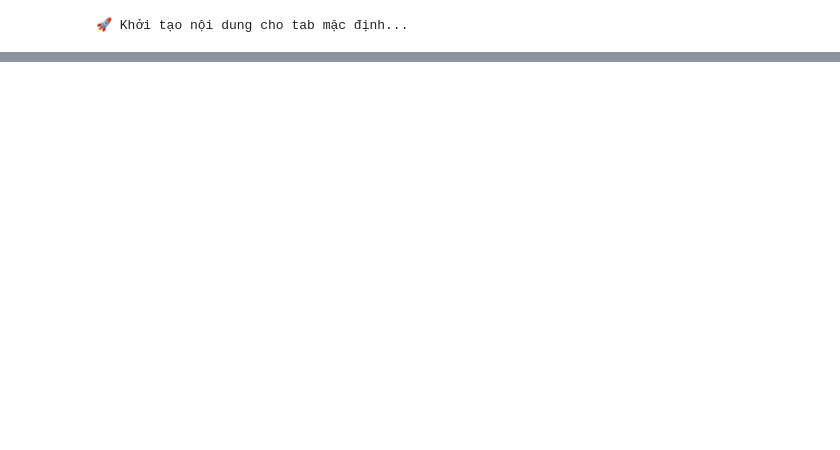
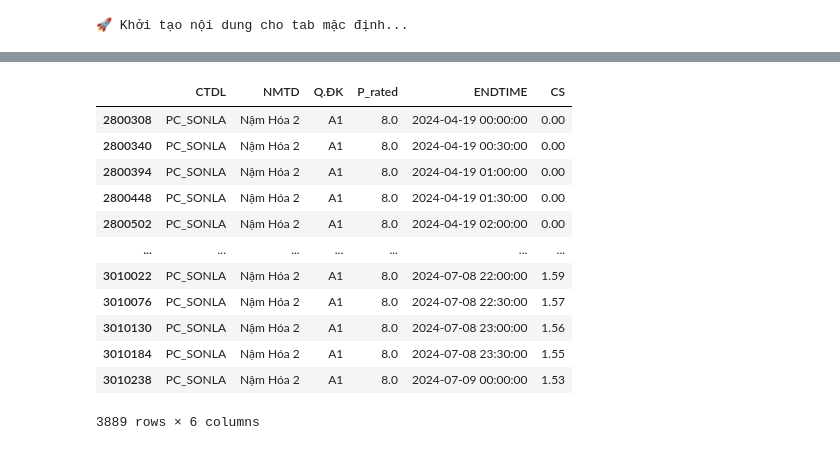
Before and after one commit to khuecoi2001/TDN_project, a Jupyter notebook: notebooks/Plot_csTDN.ipynb, the cells around one changed output, grey strips where cells are left out. Cells and saved outputs as stored; diff of their text form; code cells hidden in the pictures; blank space fills up the shorter version.

```diff
--- a/notebooks/Plot_csTDN.ipynb
+++ b/notebooks/Plot_csTDN.ipynb
@@ -4322,0 +4375,24 @@ else:  # df_sanluong hoặc df_sanluong_indexed rỗng
+# %%
+df_namhoa_1 = df_DGMS[df_DGMS["NMTD"] == "Nậm Hóa 2"]
+
+# Then filter for the date range (April 19, 2024 to July 9, 2024)
+start_date = '2024-04-19'
+end_date = '2024-07-09'
+df_namhoa_1 = df_namhoa_1[(df_namhoa_1["ENDTIME"] >= start_date) & (df_namhoa_1["ENDTIME"] <= end_date)]
+# sắp xếp lại dữ liệu theo thứ tự thời gian
+df_namhoa_1 = df_namhoa_1.sort_values(by="ENDTIME")
+df_namhoa_1
+# %% [output]
+|  | CTDL | NMTD | Q.ĐK | P_rated | ENDTIME | CS |
+| 2800308 | PC_SONLA | Nậm Hóa 2 | A1 | 8.0 | 2024-04-19 00:00:00 | 0.00 |
+| 2800340 | PC_SONLA | Nậm Hóa 2 | A1 | 8.0 | 2024-04-19 00:30:00 | 0.00 |
+| 2800394 | PC_SONLA | Nậm Hóa 2 | A1 | 8.0 | 2024-04-19 01:00:00 | 0.00 |
+| 2800448 | PC_SONLA | Nậm Hóa 2 | A1 | 8.0 | 2024-04-19 01:30:00 | 0.00 |
+| 2800502 | PC_SONLA | Nậm Hóa 2 | A1 | 8.0 | 2024-04-19 02:00:00 | 0.00 |
+| ... | ... | ... | ... | ... | ... | ... |
+| 3010022 | PC_SONLA | Nậm Hóa 2 | A1 | 8.0 | 2024-07-08 22:00:00 | 1.59 |
+| 3010076 | PC_SONLA | Nậm Hóa 2 | A1 | 8.0 | 2024-07-08 22:30:00 | 1.57 |
+| 3010130 | PC_SONLA | Nậm Hóa 2 | A1 | 8.0 | 2024-07-08 23:00:00 | 1.56 |
+| 3010184 | PC_SONLA | Nậm Hóa 2 | A1 | 8.0 | 2024-07-08 23:30:00 | 1.55 |
+| 3010238 | PC_SONLA | Nậm Hóa 2 | A1 | 8.0 | 2024-07-09 00:00:00 | 1.53 |
+3889 rows × 6 columns
```
Also changed, not shown: parts of 5 cells of this notebook, 3 other files.
